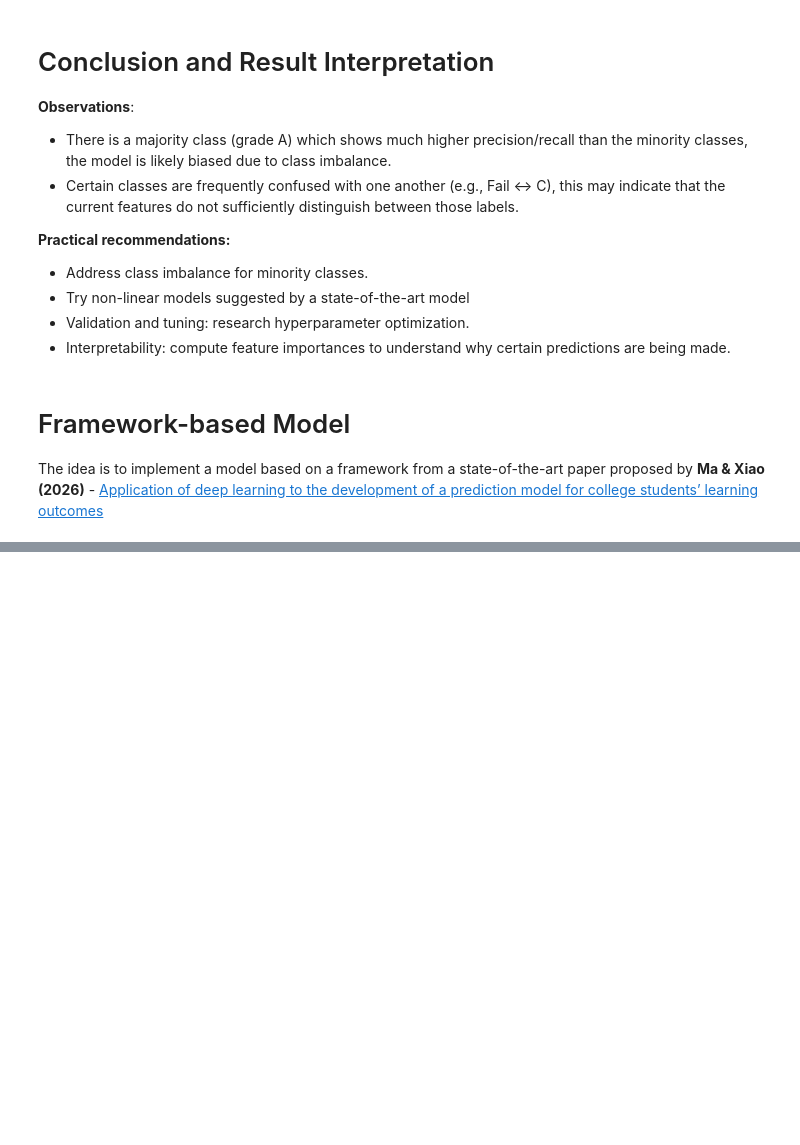
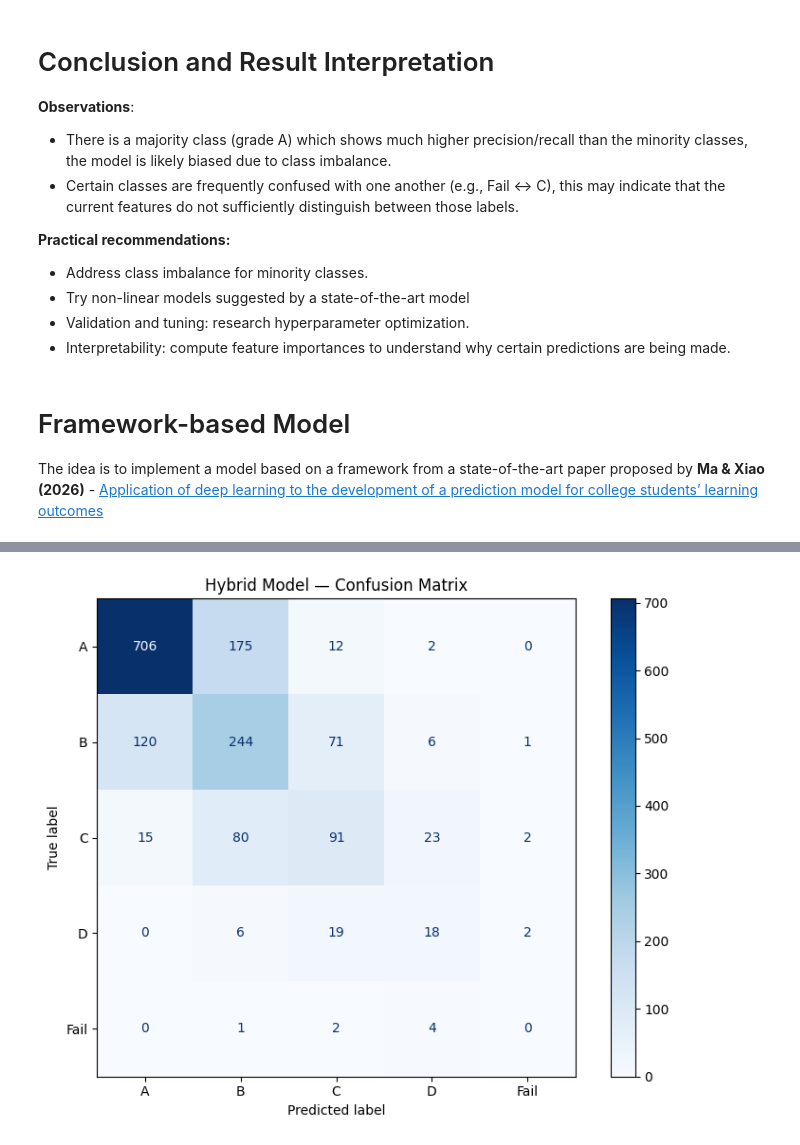
Before and after one commit to DanielContrerasCh/Student-Grade-Prediction, a Jupyter notebook: model.ipynb, the cells around one changed output, grey strips where cells are left out. Saved outputs shown, nothing was run; the diff lists cells and outputs as text; code cells hidden in the pictures; blank space fills up the shorter version.

```diff
--- a/model.ipynb
+++ b/model.ipynb
@@ -473,0 +630,30 @@ weighted avg       0.75      0.76      0.75      1600
+# %%
+y_pred_proba = best_model.predict(Z_test_seq, verbose=0)
+y_pred_fw    = np.argmax(y_pred_proba, axis=1)
+fw_labels    = label_encoder.classes_
+
+fw_acc       = accuracy_score(y_test, y_pred_fw)
+fw_precision = precision_score(y_test, y_pred_fw, average='weighted', zero_division=0)
+fw_recall    = recall_score(   y_test, y_pred_fw, average='weighted', zero_division=0)
+fw_f1        = f1_score(       y_test, y_pred_fw, average='weighted', zero_division=0)
+
+try:
+    fw_auc = roc_auc_score(
+        to_categorical(y_test, n_classes), y_pred_proba,
+        multi_class='ovr', average='weighted'
+    )
+except Exception:
+    fw_auc = float('nan')
+
+print('=' * 45)
+print('  HYBRID MODEL — PERFORMANCE METRICS')
+print('=' * 45)
+print(f'  Accuracy  : {fw_acc:.4f}  ({fw_acc*100:.2f}%)')
+print(f'  Precision : {fw_precision:.4f}  ({fw_precision*100:.2f}%)')
+print(f'  Recall    : {fw_recall:.4f}  ({fw_recall*100:.2f}%)')
+print(f'  F1-Score  : {fw_f1:.4f}  ({fw_f1*100:.2f}%)')
+print(f'  AUC-ROC   : {fw_auc:.4f}')
+print('=' * 45)
+print()
+print('Detailed Classification Report:')
+print(classification_report(y_test, y_pred_fw, target_names=fw_labels))
@@ -473,0 +678,9 @@ weighted avg       0.75      0.76      0.75      1600
+# %%
+cm_fw   = confusion_matrix(y_test, y_pred_fw)
+disp_fw = ConfusionMatrixDisplay(confusion_matrix=cm_fw, display_labels=fw_labels)
+fig, ax = plt.subplots(figsize=(8, 6))
+disp_fw.plot(cmap='Blues', ax=ax, values_format='d')
+plt.title('Hybrid Model — Confusion Matrix')
+plt.tight_layout(); plt.show()
+# %% [output]
+[figure, added]
```
Also changed, not shown: parts of 27 cells of this notebook, 5 other files.
